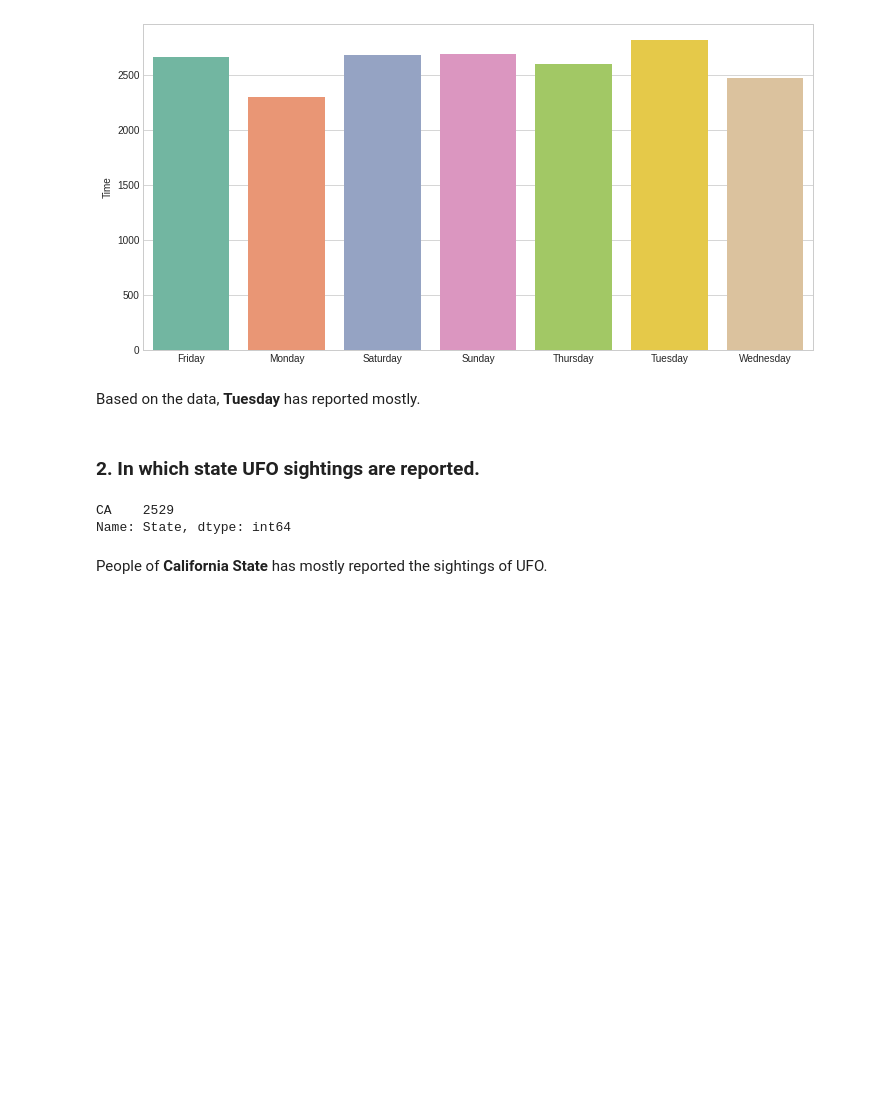
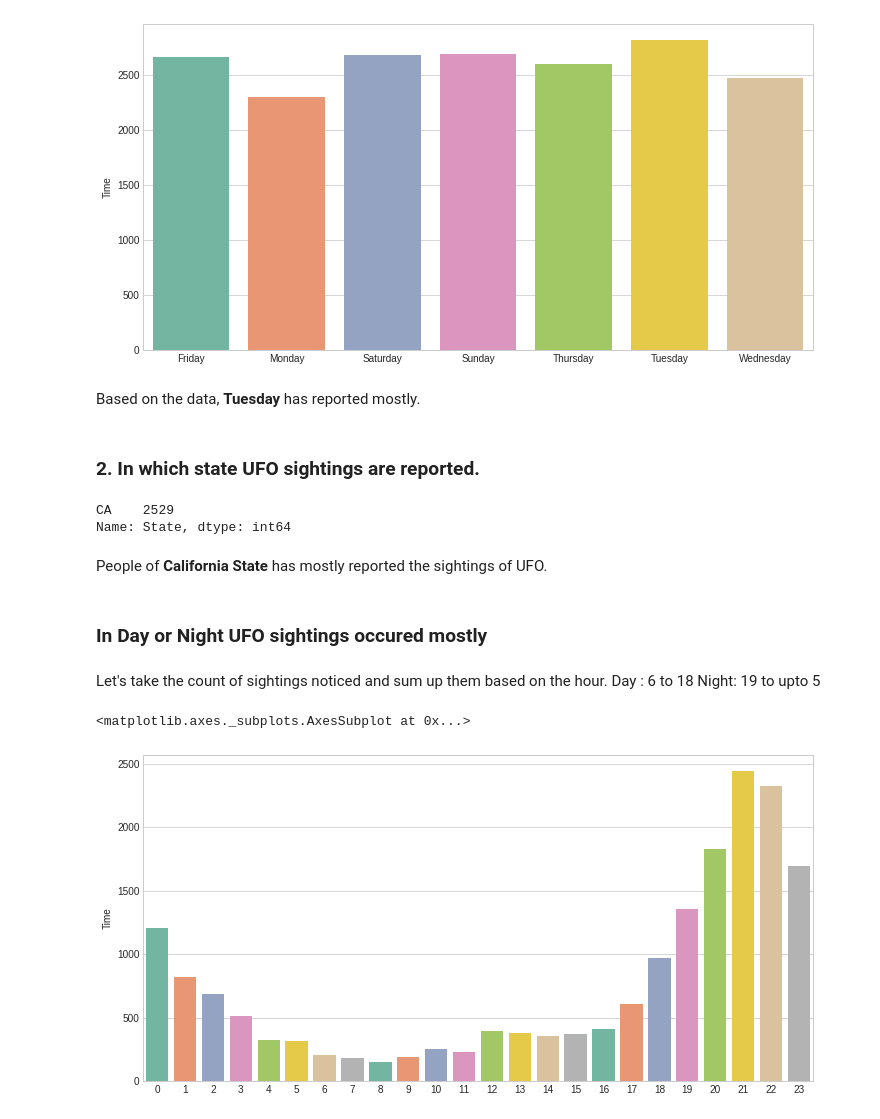
Before and after one commit to syamkakarla98/DataScience_Head_Start, a Jupyter notebook: UFO_Sightings.ipynb, the cells around one changed output. Drawn from its saved outputs; the diff is of its cells as text; code cells hidden in the pictures; blank space fills up the shorter version.

Commit message:
adding plots

```diff
--- a/UFO_Sightings.ipynb
+++ b/UFO_Sightings.ipynb
@@ -279,3 +281,16 @@ CA    2529
 Name: State, dtype: int64
 # %% [markdown]
 People of **California State** has mostly reported the sightings of UFO.
+# %% [markdown]
+### In Day or Night UFO sightings occured mostly
+# %% [markdown]
+Let's take the count of sightings noticed and sum up them based on the hour.
+Day :   6 to 18
+Night: 19 to upto 5
+# %%
+sights = df.Time.dt.hour.value_counts().sort_index()
+# let's visualize
+sns.barplot(x = sights.index, y = sights, palette = "Set2")
+# %% [output]
+<matplotlib.axes._subplots.AxesSubplot at 0x...>
+[figure, added]
```
Also changed, not shown: parts of 2 cells of this notebook.
